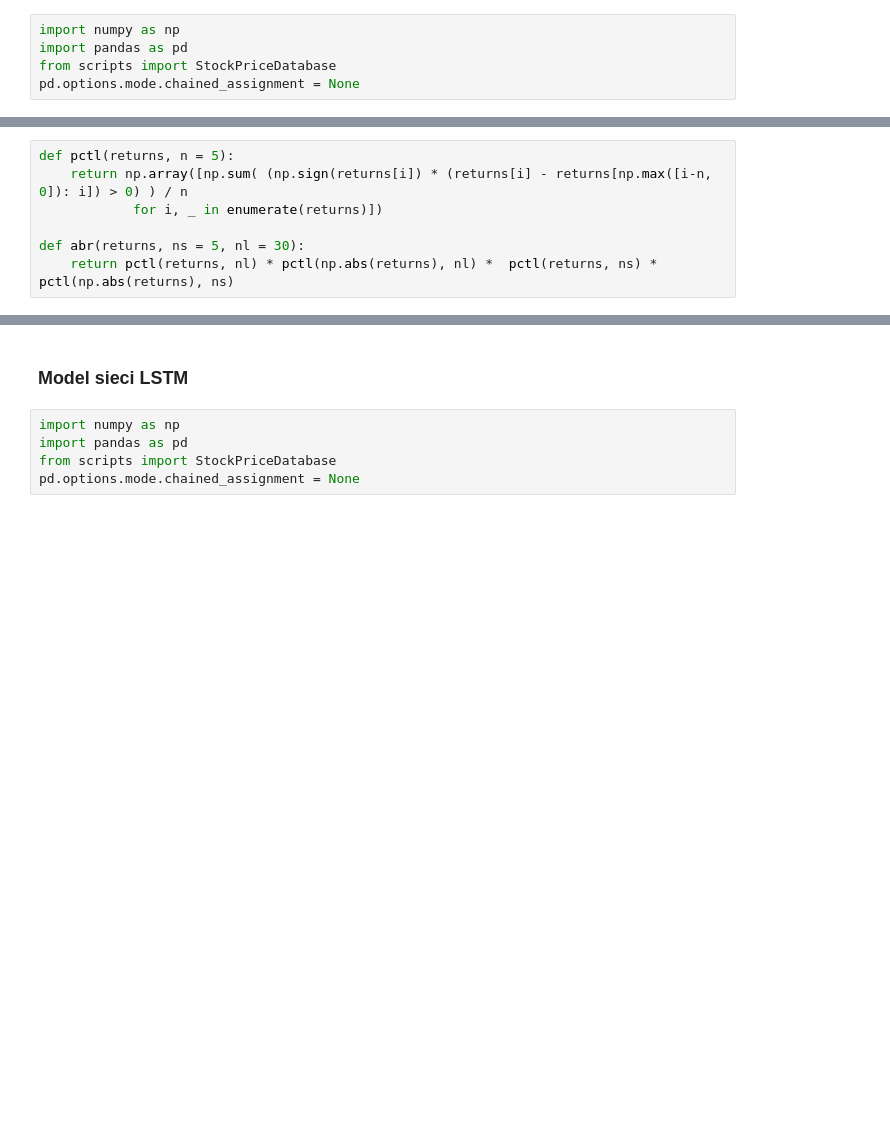
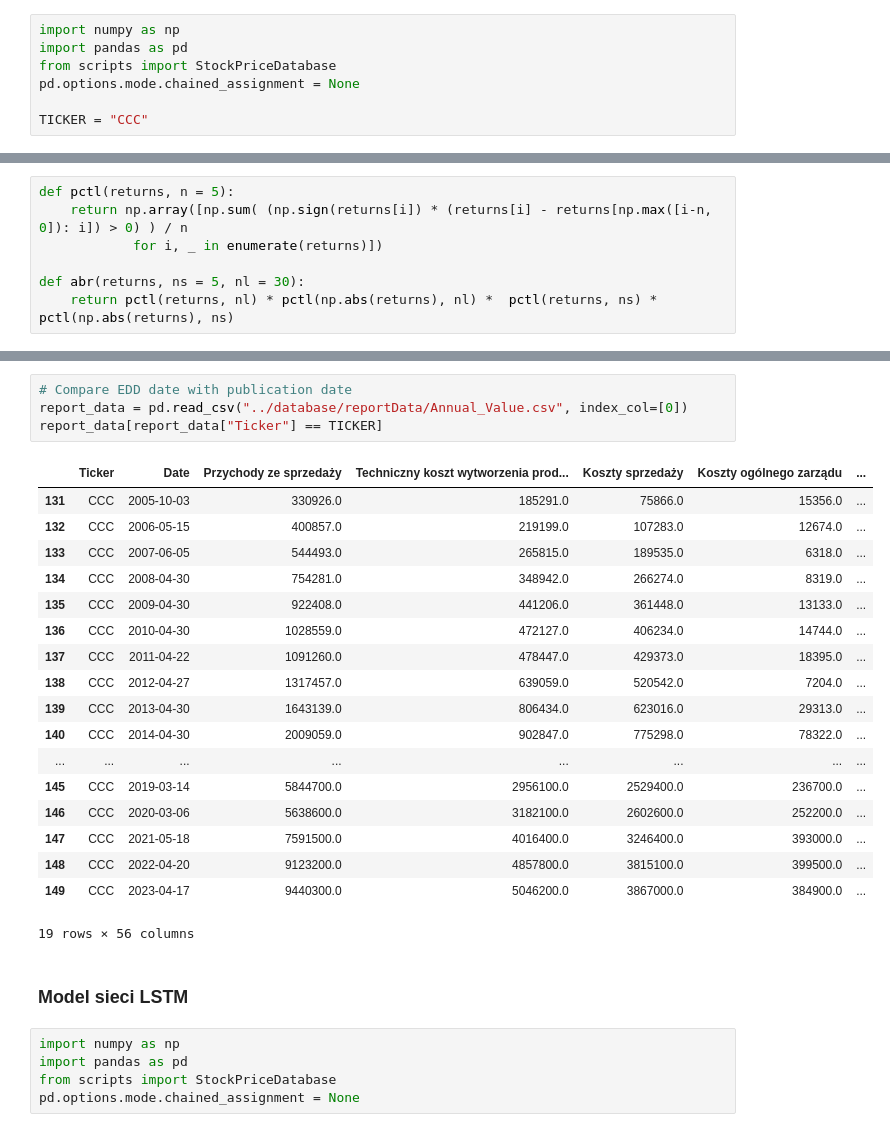
Before and after one commit to antonibezdzietny/FinancialReportsImpact, a Jupyter notebook: analysis/eventDetectionStockMarket.ipynb, the cells around one changed output, grey strips where cells are left out. Cells and saved outputs as stored; diff of their text form; blank space fills up the shorter version.

```diff
--- a/analysis/eventDetectionStockMarket.ipynb
+++ b/analysis/eventDetectionStockMarket.ipynb
@@ -34,6 +34,8 @@ import numpy as np
 import pandas as pd
 from scripts import StockPriceDatabase
 pd.options.mode.chained_assignment = None
+
+TICKER = "CCC"
 # %%
 # Download example market price
 spd = StockPriceDatabase()
@@ -85,3 +83,26 @@ market_data[market_data["AbR"] > 0.94]
+# %%
+# Compare EDD date with publication date
+report_data = pd.read_csv("../database/reportData/Annual_Value.csv", index_col=[0])
+report_data[report_data["Ticker"] == TICKER]
+# %% [output]
+|  | Ticker | Date | Przychody ze sprzedaży | Techniczny koszt wytworzenia prod... | Koszty sprzedaży | Koszty ogólnego zarządu | ... |
+| 131 | CCC | 2005-10-03 | 330926.0 | 185291.0 | 75866.0 | 15356.0 | ... |
+| 132 | CCC | 2006-05-15 | 400857.0 | 219199.0 | 107283.0 | 12674.0 | ... |
+| 133 | CCC | 2007-06-05 | 544493.0 | 265815.0 | 189535.0 | 6318.0 | ... |
+| 134 | CCC | 2008-04-30 | 754281.0 | 348942.0 | 266274.0 | 8319.0 | ... |
+| 135 | CCC | 2009-04-30 | 922408.0 | 441206.0 | 361448.0 | 13133.0 | ... |
+| 136 | CCC | 2010-04-30 | 1028559.0 | 472127.0 | 406234.0 | 14744.0 | ... |
+| 137 | CCC | 2011-04-22 | 1091260.0 | 478447.0 | 429373.0 | 18395.0 | ... |
+| 138 | CCC | 2012-04-27 | 1317457.0 | 639059.0 | 520542.0 | 7204.0 | ... |
+| 139 | CCC | 2013-04-30 | 1643139.0 | 806434.0 | 623016.0 | 29313.0 | ... |
+| 140 | CCC | 2014-04-30 | 2009059.0 | 902847.0 | 775298.0 | 78322.0 | ... |
+| ... | ... | ... | ... | ... | ... | ... | ... |
+| 145 | CCC | 2019-03-14 | 5844700.0 | 2956100.0 | 2529400.0 | 236700.0 | ... |
+| 146 | CCC | 2020-03-06 | 5638600.0 | 3182100.0 | 2602600.0 | 252200.0 | ... |
+| 147 | CCC | 2021-05-18 | 7591500.0 | 4016400.0 | 3246400.0 | 393000.0 | ... |
+| 148 | CCC | 2022-04-20 | 9123200.0 | 4857800.0 | 3815100.0 | 399500.0 | ... |
+| 149 | CCC | 2023-04-17 | 9440300.0 | 5046200.0 | 3867000.0 | 384900.0 | ... |
+19 rows × 56 columns
 # %% [markdown]
 ### Model sieci LSTM
 # %%
```
Also changed, not shown: parts of 9 cells of this notebook, 8 other files.
